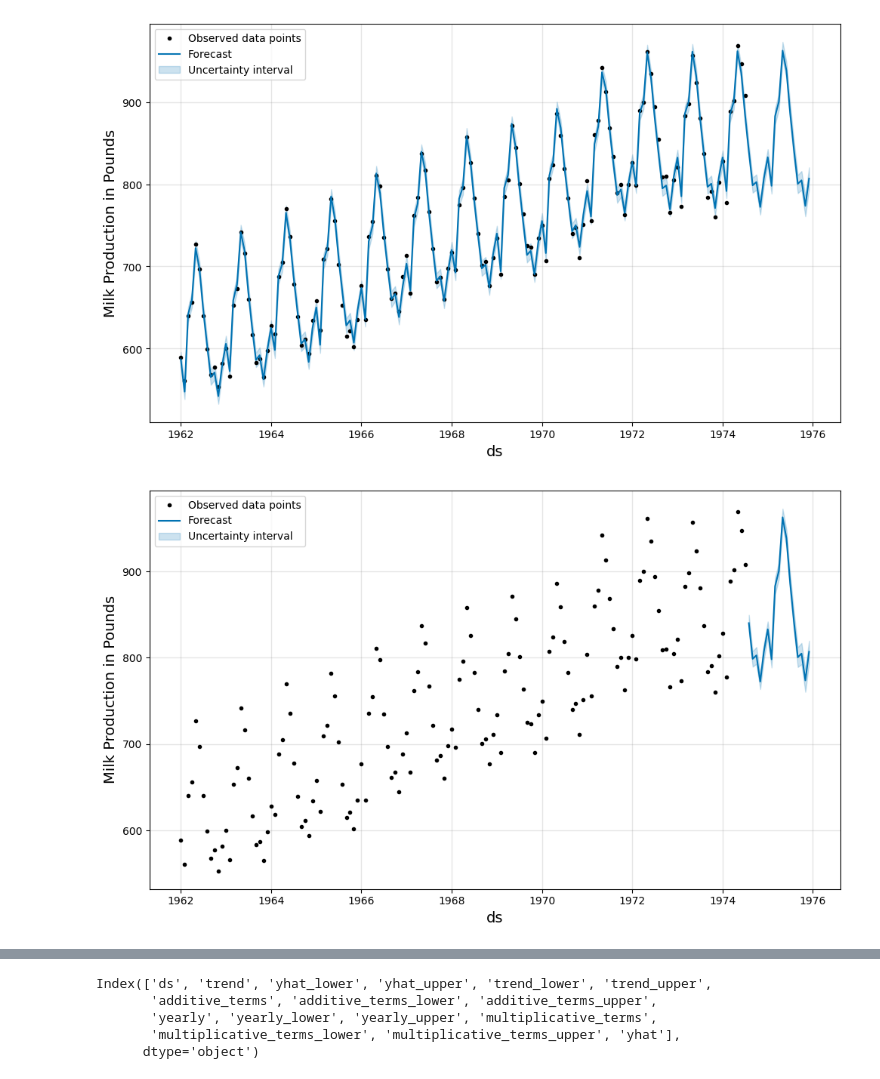
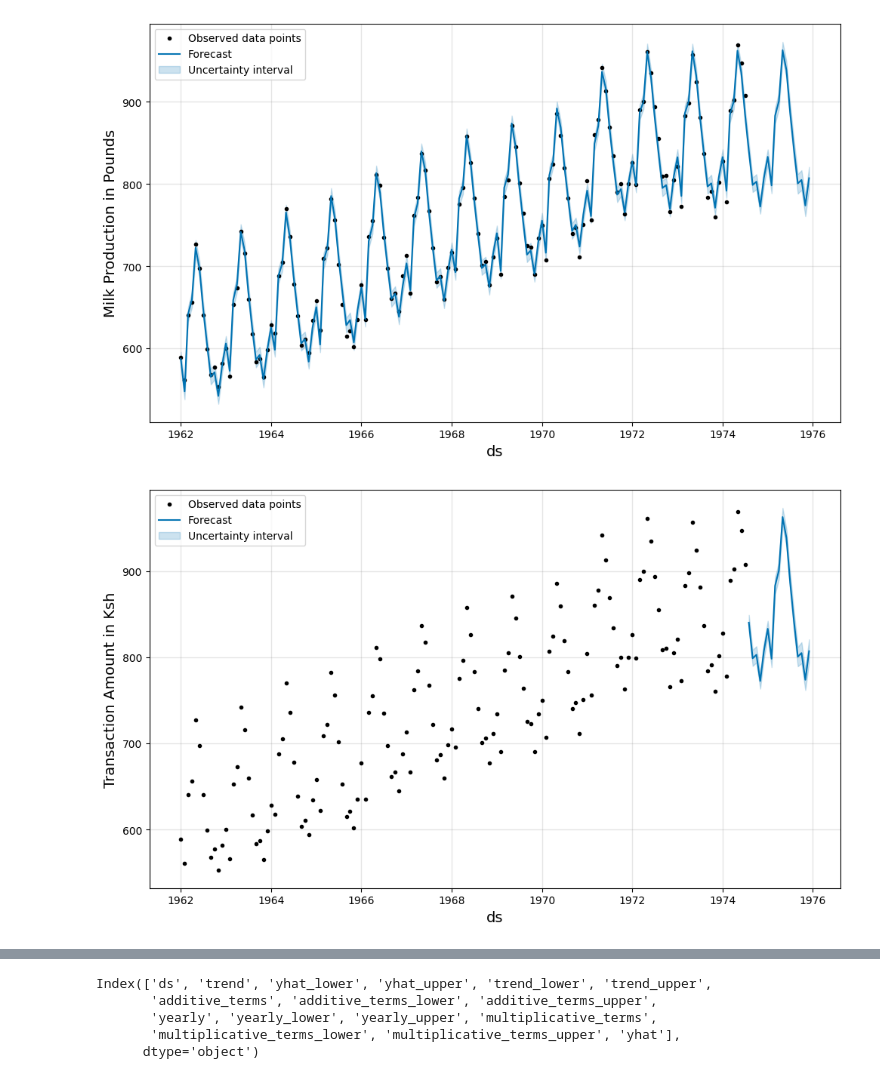
Before and after one commit to Jeremiah-Katumo/dsa, a Jupyter notebook: 3-time-series/9-additional-statistical-modeling-techniques.ipynb, the cells around one changed output, grey strips where cells are left out. Drawn from its saved outputs; the diff is of its cells as text; code cells hidden in the pictures.

```diff
--- a/3-time-series/9-additional-statistical-modeling-techniques.ipynb
+++ b/3-time-series/9-additional-statistical-modeling-techniques.ipynb
@@ -444,9 +446,9 @@ model.plot(forecast, ylabel='Milk Production in Pounds'); plt.legend(); plt.show
 [figure]
 # %%
 predicted = model.predict(test)
-model.plot(predicted, ylabel='Milk Production in Pounds'); plt.legend(); plt.show()
+model.plot(predicted, ylabel='Transaction Amount in Ksh'); plt.legend(); plt.show()
 # %% [output]
-[figure, old version]
+[figure, new version]
 # %%
 predicted.head()
 # %% [output]
```
Also changed, not shown: parts of 11 cells of this notebook.
